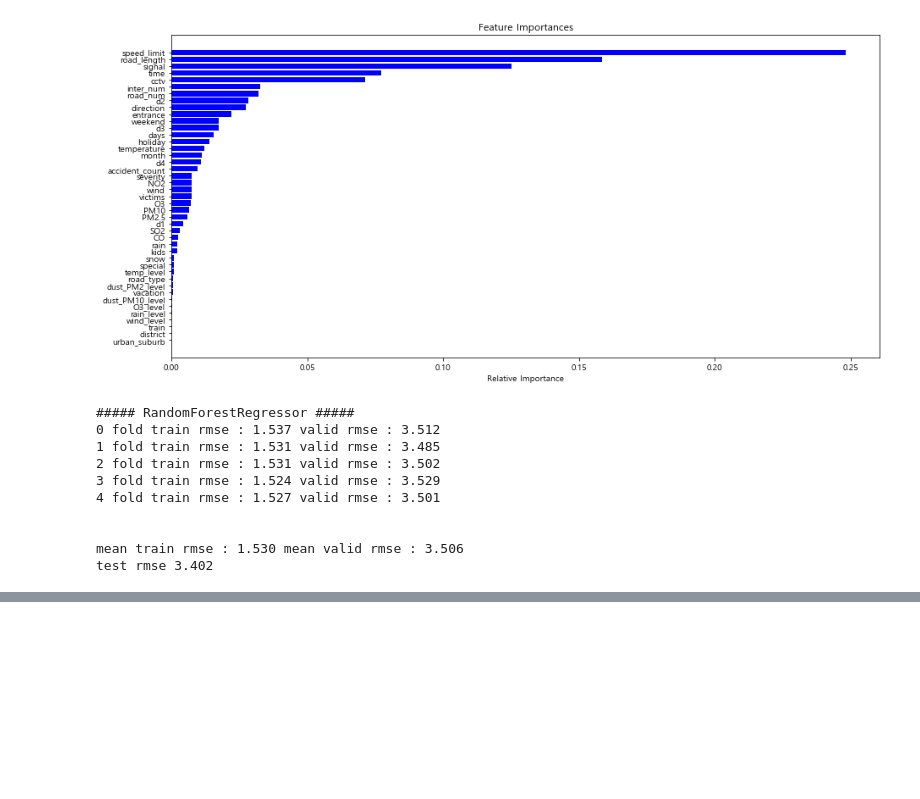
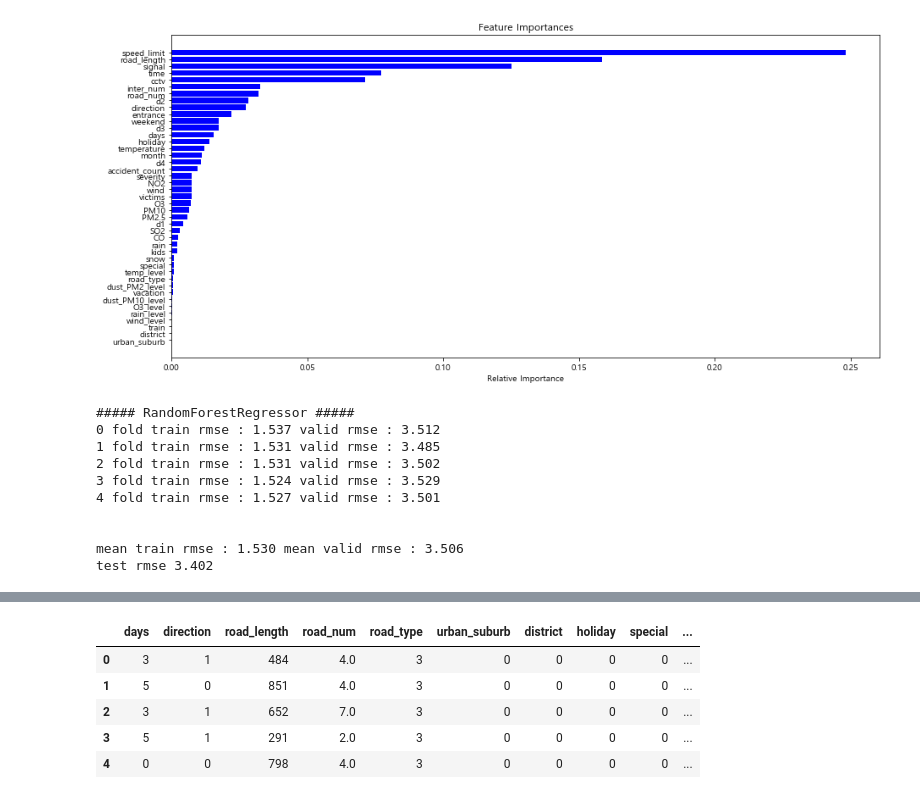
Before and after one commit to miniii222/Datamining_project, a Jupyter notebook: traffic/modeling/1_baseline_modeling.ipynb, the cells around one changed output, grey strips where cells are left out. Cells and saved outputs as stored; diff of their text form; code cells hidden in the pictures; blank space fills up the shorter version.

```diff
--- a/traffic/modeling/1_baseline_modeling.ipynb
+++ b/traffic/modeling/1_baseline_modeling.ipynb
@@ -404,0 +431,9 @@ test rmse 3.402
+# %%
+df.head()
+# %% [output]
+|  | days | direction | road_length | road_num | road_type | urban_suburb | district | holiday | special | ... |
+| 0 | 3 | 1 | 484 | 4.0 | 3 | 0 | 0 | 0 | 0 | ... |
+| 1 | 5 | 0 | 851 | 4.0 | 3 | 0 | 0 | 0 | 0 | ... |
+| 2 | 3 | 1 | 652 | 7.0 | 3 | 0 | 0 | 0 | 0 | ... |
+| 3 | 5 | 1 | 291 | 2.0 | 3 | 0 | 0 | 0 | 0 | ... |
+| 4 | 0 | 0 | 798 | 4.0 | 3 | 0 | 0 | 0 | 0 | ... |
```
Also changed, not shown: parts of 12 cells of this notebook.
